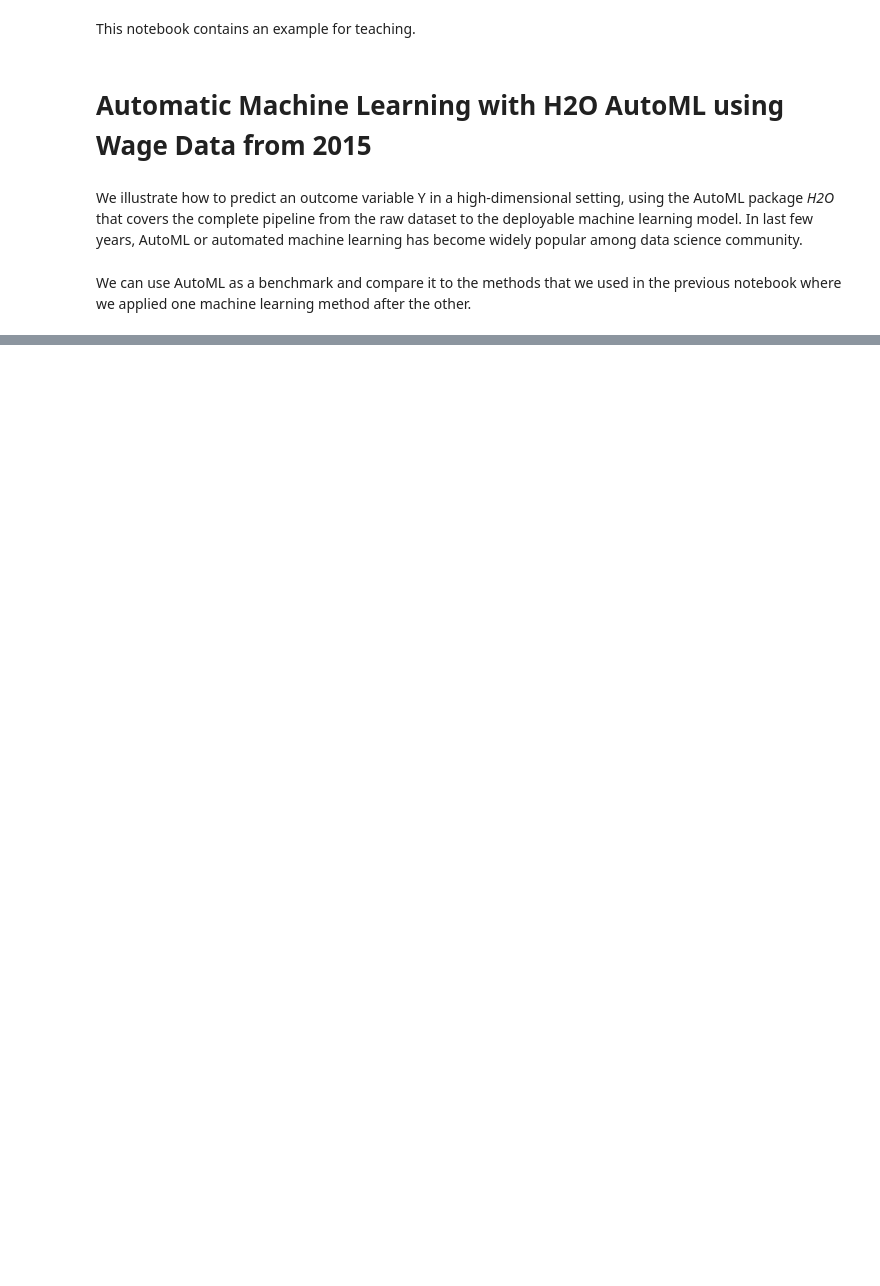
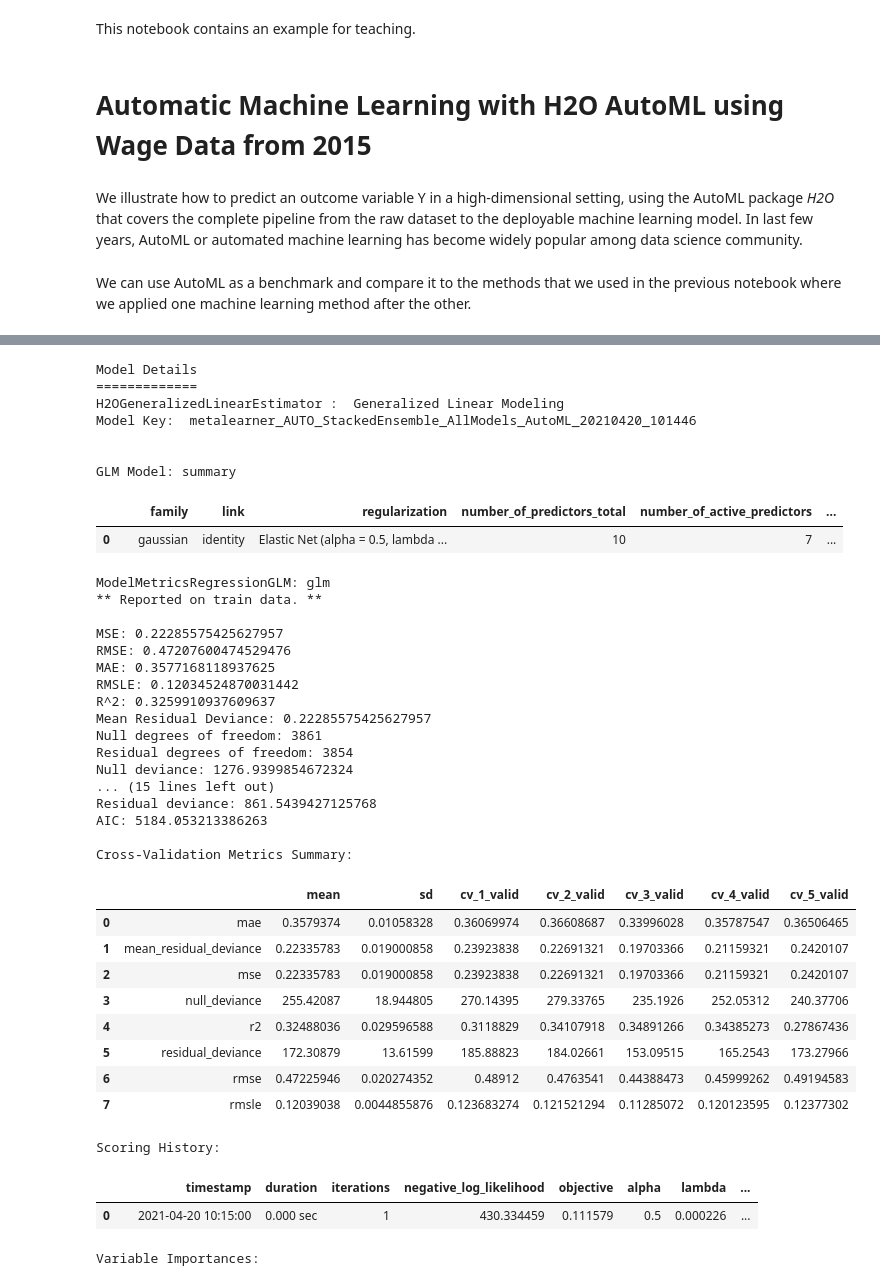
Before and after one commit to alexanderquispe/14.38_Causal_ML, a Jupyter notebook: Jupyter_Notebooks/automl_for_wage_prediction.ipynb, the cells around one changed output, grey strips where cells are left out. Drawn from its saved outputs; the diff is of its cells as text; code cells hidden in the pictures; blank space fills up the shorter version.

```diff
--- a/Jupyter_Notebooks/automl_for_wage_prediction.ipynb
+++ b/Jupyter_Notebooks/automl_for_wage_prediction.ipynb
@@ -46,0 +125,10 @@ Connecting to H2O server at http://127.0.0.1:54321 ... successful.
+# %%
+# define the variables
+y = 'lwage'
+
+data_columns = list(data)
+no_relev_col = ['wage','occ2', 'ind2', 'random', 'lwage']
+
+# This gives us: new_list = ['carrot' , 'lemon']
+x = [col for col in data_columns if col not in no_relev_col]
+x
@@ -46,0 +152,5 @@ Connecting to H2O server at http://127.0.0.1:54321 ... successful.
+# %%
+# run AutoML for 10 base models and a maximal runtime of 100 seconds
+# Run AutoML for 30 seconds
+aml = H2OAutoML(max_runtime_secs = 100, max_models = 10, seed = 1)
+aml.train(x = x, y = y, training_frame = train_h, leaderboard_frame = test_h)
@@ -46,0 +208,6 @@ Connecting to H2O server at http://127.0.0.1:54321 ... successful.
+# %%
+model_ids = h2o.as_list(aml.leaderboard['model_id'][0], use_pandas=True)
+# %%
+model = model_ids[model_ids['model_id'].str.contains("StackedEnsemble_AllModels")].values.tolist()
+model_id = model[0][0]
+model_id
@@ -46,0 +314,42 @@ Connecting to H2O server at http://127.0.0.1:54321 ... successful.
+# %%
+h2o.get_model(model_id).metalearner()
+# %% [output]
+Model Details
+=============
+H2OGeneralizedLinearEstimator :  Generalized Linear Modeling
+Model Key:  metalearner_AUTO_StackedEnsemble_AllModels_AutoML_20210420_101446
+
+
+GLM Model: summary
+|  |  | family | link | regularization | number_of_predictors_total | number_of_active_predictors | ... |
+| 0 |  | gaussian | identity | Elastic Net (alpha = 0.5, lambda ... | 10 | 7 | ... |
+ModelMetricsRegressionGLM: glm
+** Reported on train data. **
+
+MSE: 0.22285575425627957
+RMSE: 0.47207600474529476
+MAE: 0.3577168118937625
+RMSLE: 0.12034524870031442
+R^2: 0.3259910937609637
+Mean Residual Deviance: 0.22285575425627957
+Null degrees of freedom: 3861
+Residual degrees of freedom: 3854
+Null deviance: 1276.9399854672324
+... (15 lines left out)
+Residual deviance: 861.5439427125768
+AIC: 5184.053213386263
+
+Cross-Validation Metrics Summary:
+|  |  | mean | sd | cv_1_valid | cv_2_valid | cv_3_valid | cv_4_valid | cv_5_valid |
+| 0 | mae | 0.3579374 | 0.01058328 | 0.36069974 | 0.36608687 | 0.33996028 | 0.35787547 | 0.36506465 |
+| 1 | mean_residual_deviance | 0.22335783 | 0.019000858 | 0.23923838 | 0.22691321 | 0.19703366 | 0.21159321 | 0.2420107 |
+| 2 | mse | 0.22335783 | 0.019000858 | 0.23923838 | 0.22691321 | 0.19703366 | 0.21159321 | 0.2420107 |
+| 3 | null_deviance | 255.42087 | 18.944805 | 270.14395 | 279.33765 | 235.1926 | 252.05312 | 240.37706 |
+| 4 | r2 | 0.32488036 | 0.029596588 | 0.3118829 | 0.34107918 | 0.34891266 | 0.34385273 | 0.27867436 |
+| 5 | residual_deviance | 172.30879 | 13.61599 | 185.88823 | 184.02661 | 153.09515 | 165.2543 | 173.27966 |
+| 6 | rmse | 0.47225946 | 0.020274352 | 0.48912 | 0.4763541 | 0.44388473 | 0.45999262 | 0.49194583 |
+| 7 | rmsle | 0.12039038 | 0.0044855876 | 0.123683274 | 0.121521294 | 0.11285072 | 0.120123595 | 0.12377302 |
+Scoring History:
+|  |  | timestamp | duration | iterations | negative_log_likelihood | objective | alpha | lambda | ... |
+| 0 |  | 2021-04-20 10:15:00 | 0.000 sec | 1 | 430.334459 | 0.111579 | 0.5 | 0.000226 | ... |
+Variable Importances:
```
Also changed, not shown: parts of 34 cells of this notebook, 2 other files.
